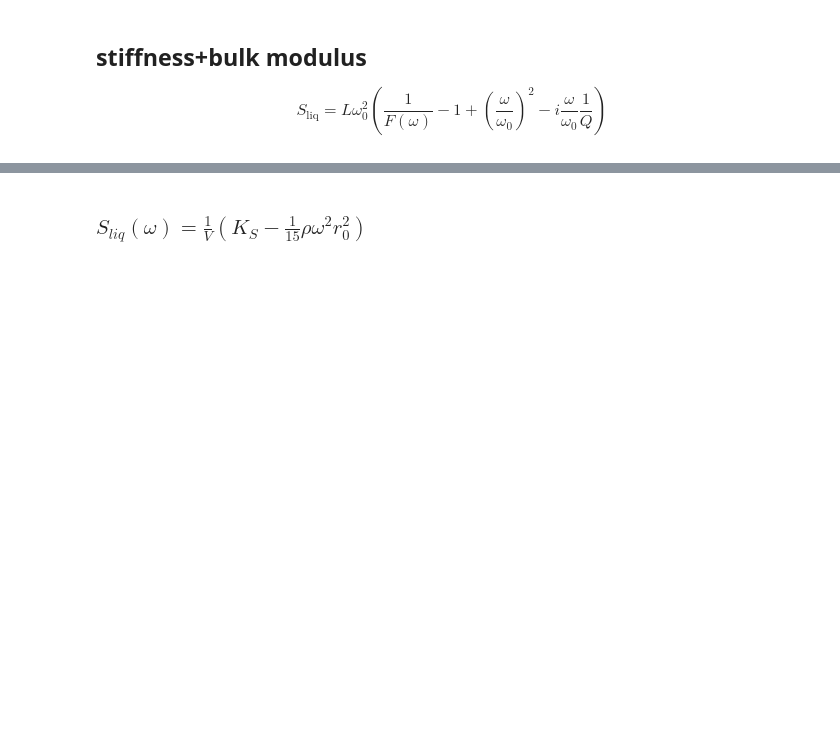
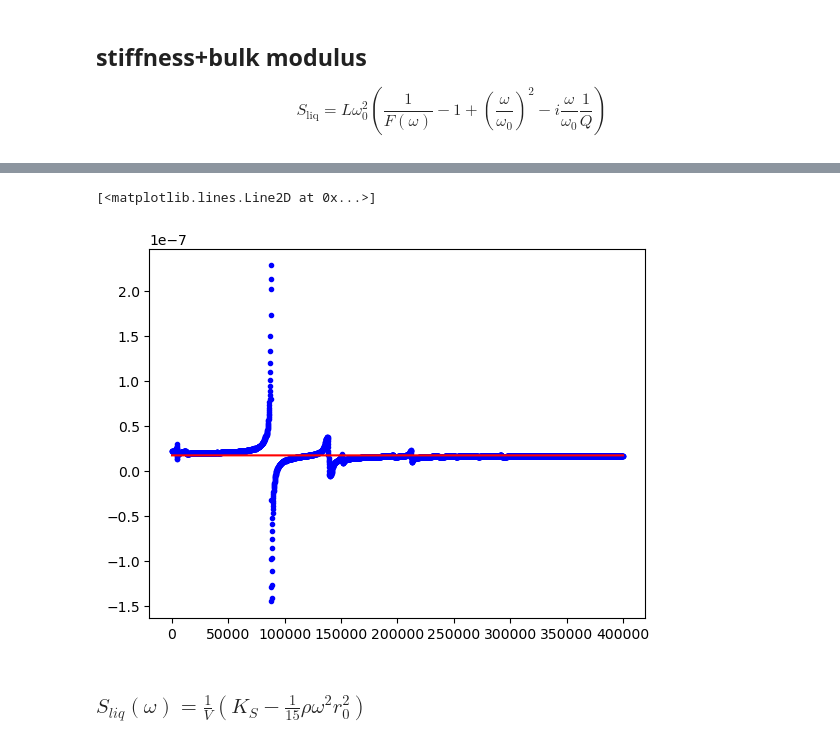
Before and after one commit to mattes01/ElasticityofCells, a Jupyter notebook: transducer06.ipynb, the cells around one changed output, grey strips where cells are left out. Drawn from its saved outputs; the diff is of its cells as text; code cells hidden in the pictures; blank space fills up the shorter version.

```diff
--- a/transducer06.ipynb
+++ b/transducer06.ipynb
@@ -266,3 +352,37 @@ plt.xlim(5e4,3e5)
+# %%
+def makeconstants (popt_C, popt_S, V, L):
+    newp0 = np.zeros((len(popt_C), len(popt_C[0]) + len(popt_S[0]) +2))
+    for n in range(len(popt_C)):
+        for i in range(len(popt_C[0])):
+            newp0[n][i] = popt_C[n][i]
+        for i in range(len(popt_S[0])):
+            newp0[n][len(popt_C[0])+i] = popt_S[n][i]
+        newp0[n][len(popt_S[0])+len(popt_C[0])] = V
+        newp0[n][len(popt_S[0])+len(popt_C[0])+1] = L
+    return newp0
+# %%
+def stiffness101(f, Ks, fk, V, L):
+    x = f/fk
+    return - Ks/(3*V) * (x**2*np.sin(x) /(x*np.cos(x) - np.sin(x) + 1e-9999))
+
+
+def newstiffmodel(f, Ccl, Cfr, f0, Q, Ks, fk, V, L):
+    #T2 = (Cfr - Ccl) * f0**2 * L
+    C2 = (2*np.pi*f0)**-2 / L
+    S = stiffness101(f, Ks, fk, V, L)
+    return Ccl + (Cfr - Ccl) / (1 - (f/f0)**2 + 1j*(f/f0)*Q + C2 * S)
+# %%
+cs_h2o = makeconstants(popt_C_h2o, popt_S_h2o, V, L)
+Stiff_h2o = newstiffmodel(res_h2o[0].fr_bridge, *cs_h2o[0])
+# %%
+data = res_h2o
+i=0
+
+plt.plot(data[i].fr_bridge, data[i].C_bridge, '.b')
+plt.plot(data[i].fr_bridge, Stiff_h2o, '-r')
+# %% [output]
+[<matplotlib.lines.Line2D at 0x...>]
+[figure, added]
 # %% [markdown]
 ### $S_{liq}(\omega)=\frac{1}{V}\left(K_S-\frac{1}{15}\rho \omega ^2r_0^2\right)$
 # %%
```
Also changed, not shown: parts of 17 cells of this notebook.
